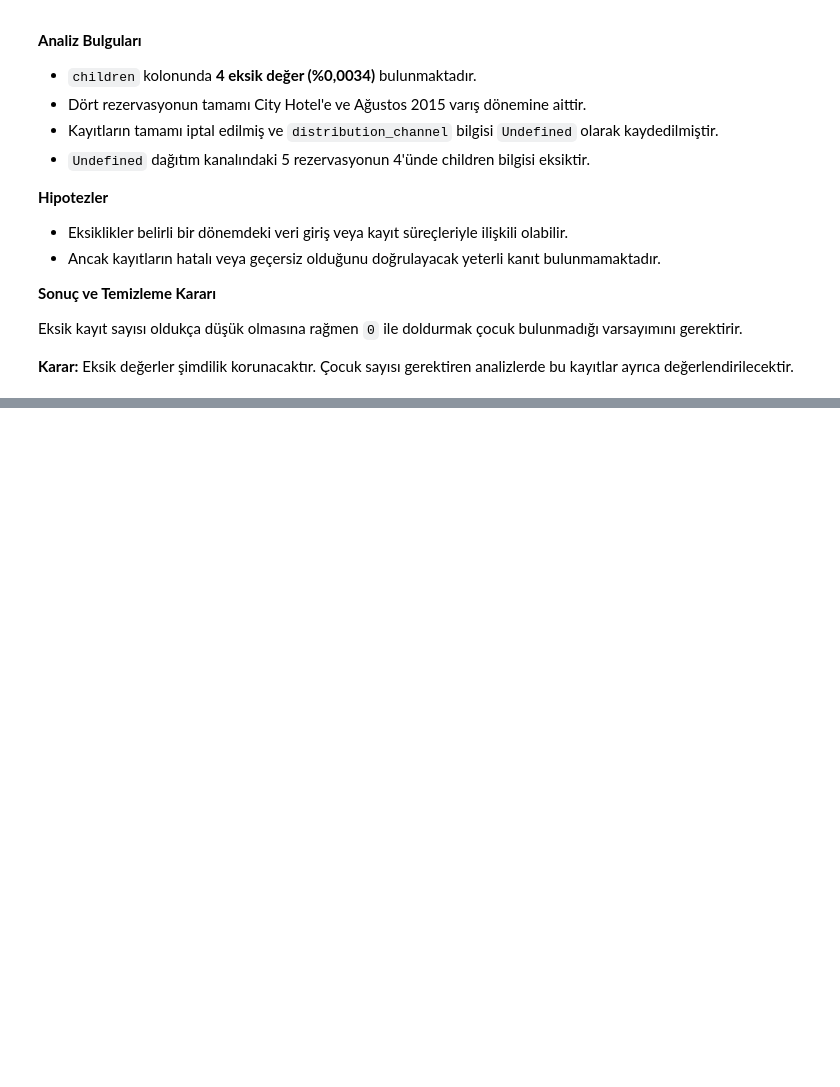
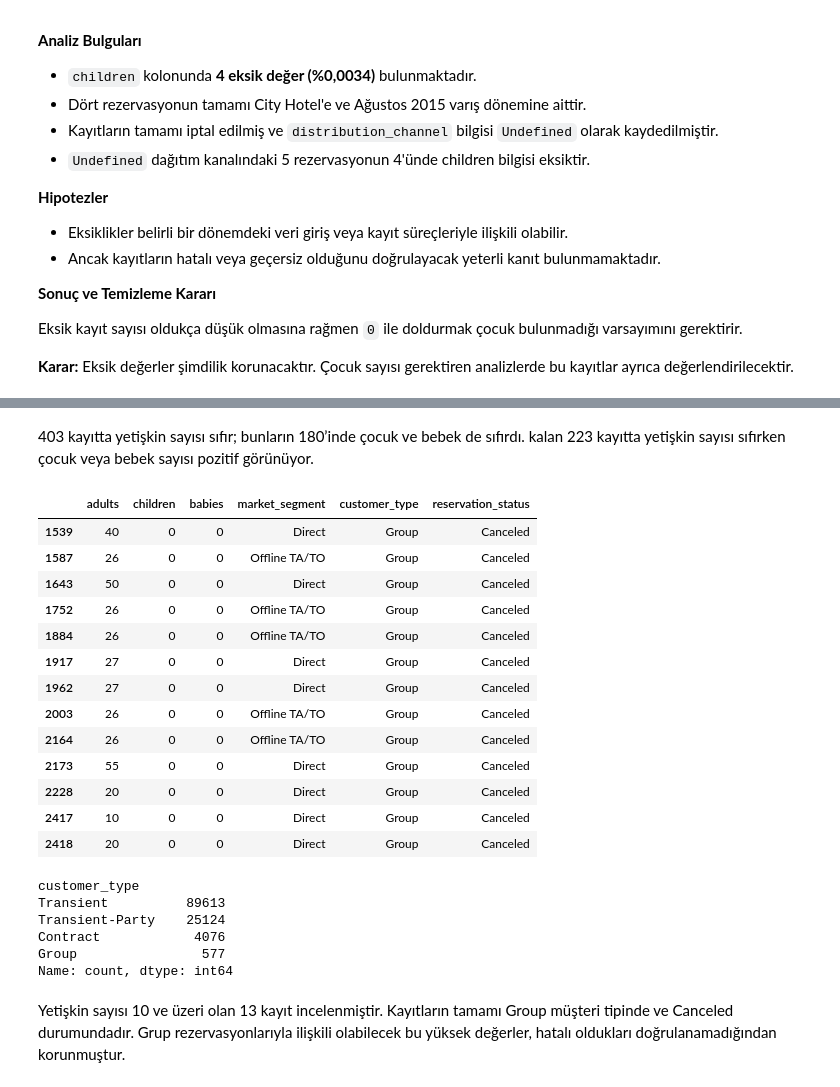
Before and after one commit to imelisa1/Hotel-Booking-Analysis, a Jupyter notebook: notebooks/01_data_understanding.ipynb, the cells around one changed output, grey strips where cells are left out. Cells and saved outputs as stored; diff of their text form; code cells hidden in the pictures; blank space fills up the shorter version.

Commit message:
Data Type & Consistency Checks

```diff
--- a/notebooks/01_data_understanding.ipynb
+++ b/notebooks/01_data_understanding.ipynb
@@ -600,0 +622,4 @@ Eksik kayıt sayısı oldukça düşük olmasına rağmen `0` ile doldurmak çoc
+# %%
+# tarih kolonunun tipini date yapalım
+df["reservation_status_date"] = pd.to_datetime(df["reservation_status_date"])
+df["reservation_status_date"].dtype
@@ -600,0 +659,3 @@ Eksik kayıt sayısı oldukça düşük olmasına rağmen `0` ile doldurmak çoc
+# %%
+df["children"] = df["children"].astype("Int64") # children kolonunu tam sayıya çeviriyoruz
+df["children"].dtype
@@ -600,0 +696,12 @@ Eksik kayıt sayısı oldukça düşük olmasına rağmen `0` ile doldurmak çoc
+# %%
+# önce kesirli değerleri var mı diye agent ve company kolonlarını kontrol ettik.
+# şimdi de kategorik değerler oldukları için str yapmamız daha mantıklı.
+# kesirli kısımları atmak için önce int sonra str dönüşümü yapacağız.
+
+df["agent"] = df["agent"].astype("Int64")
+df["company"] = df["company"].astype("Int64")
+
+df["agent"] = df["agent"].astype("string")
+df["company"] = df["company"].astype("string")
+
+df[["agent","company"]].dtypes
@@ -600,0 +779,30 @@ Eksik kayıt sayısı oldukça düşük olmasına rağmen `0` ile doldurmak çoc
+# %% [markdown]
+403 kayıtta yetişkin sayısı sıfır; bunların 180’inde çocuk ve bebek de sıfırdı. kalan 223 kayıtta yetişkin sayısı sıfırken çocuk veya bebek sayısı pozitif görünüyor.
+# %%
+df[df["adults"]>=10][["adults","children","babies","market_segment","customer_type","reservation_status"]]
+# %% [output]
+|  | adults | children | babies | market_segment | customer_type | reservation_status |
+| 1539 | 40 | 0 | 0 | Direct | Group | Canceled |
+| 1587 | 26 | 0 | 0 | Offline TA/TO | Group | Canceled |
+| 1643 | 50 | 0 | 0 | Direct | Group | Canceled |
+| 1752 | 26 | 0 | 0 | Offline TA/TO | Group | Canceled |
+| 1884 | 26 | 0 | 0 | Offline TA/TO | Group | Canceled |
+| 1917 | 27 | 0 | 0 | Direct | Group | Canceled |
+| 1962 | 27 | 0 | 0 | Direct | Group | Canceled |
+| 2003 | 26 | 0 | 0 | Offline TA/TO | Group | Canceled |
+| 2164 | 26 | 0 | 0 | Offline TA/TO | Group | Canceled |
+| 2173 | 55 | 0 | 0 | Direct | Group | Canceled |
+| 2228 | 20 | 0 | 0 | Direct | Group | Canceled |
+| 2417 | 10 | 0 | 0 | Direct | Group | Canceled |
+| 2418 | 20 | 0 | 0 | Direct | Group | Canceled |
+# %%
+df["customer_type"].value_counts()
+# %% [output]
+customer_type
+Transient          89613
+Transient-Party    25124
+Contract            4076
+Group                577
+Name: count, dtype: int64
+# %% [markdown]
+Yetişkin sayısı 10 ve üzeri olan 13 kayıt incelenmiştir. Kayıtların tamamı Group müşteri tipinde ve Canceled durumundadır. Grup rezervasyonlarıyla ilişkili olabilecek bu yüksek değerler, hatalı oldukları doğrulanamadığından korunmuştur.
```
Also changed, not shown: parts of 20 cells of this notebook.
